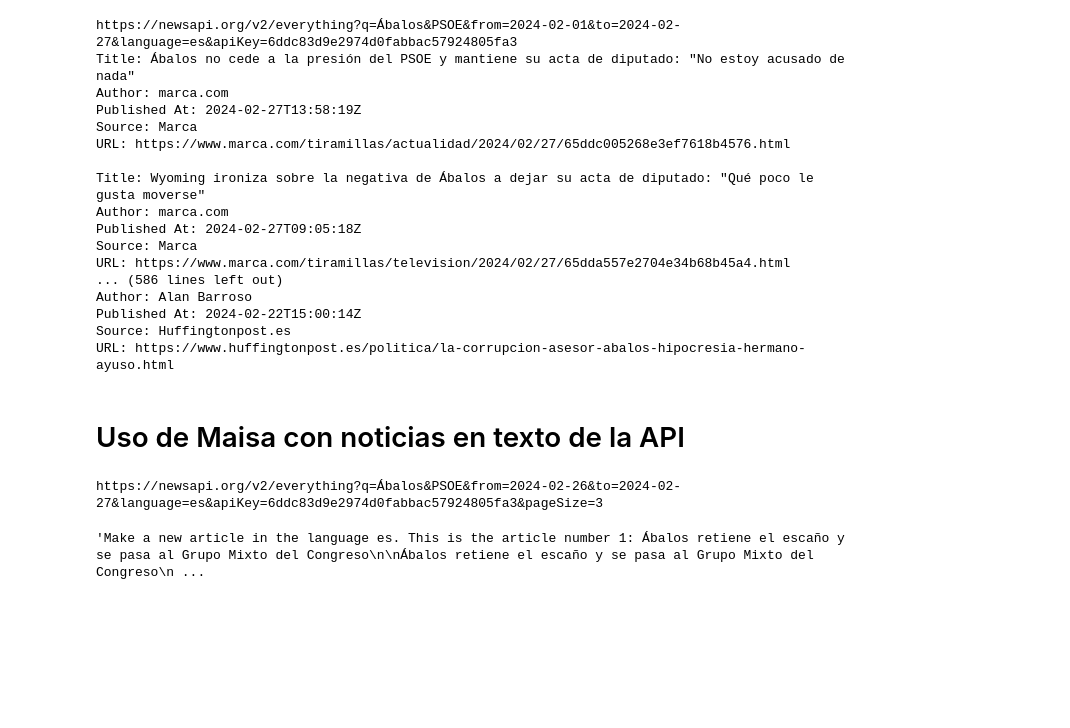
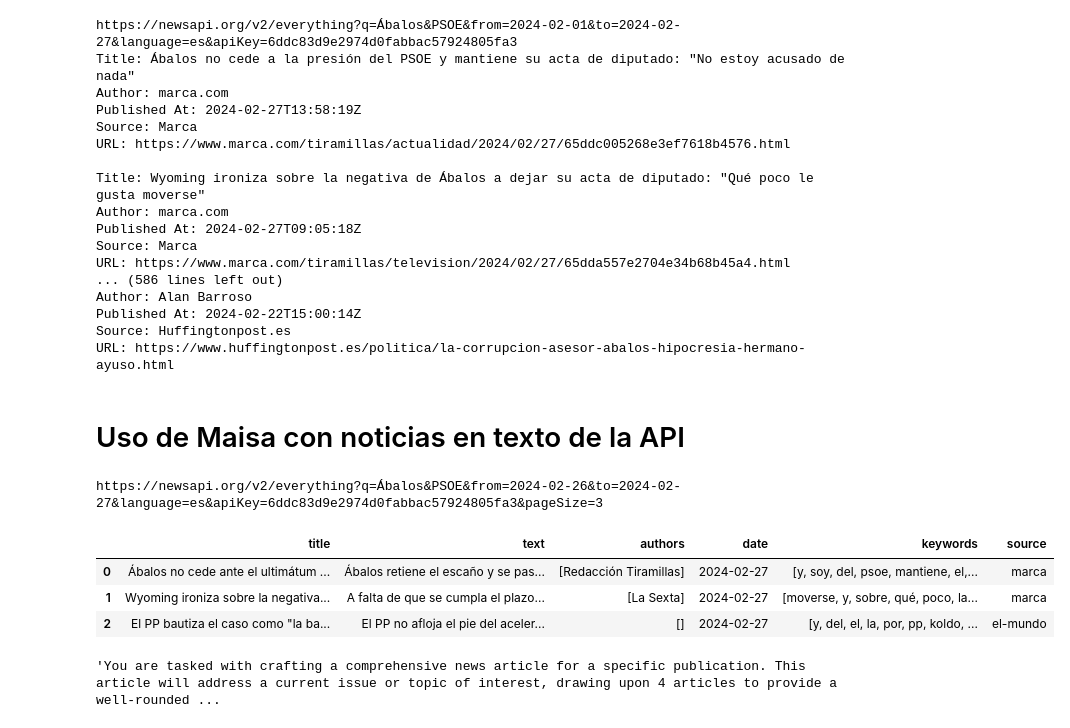
Before and after one commit to SaltyYagi123/Hackathon-Maisa-2023, a Jupyter notebook: papers_mike_yago.ipynb, the cells around one changed output. Drawn from its saved outputs; the diff is of its cells as text; code cells hidden in the pictures; blank space fills up the shorter version.

```diff
--- a/papers_mike_yago.ipynb
+++ b/papers_mike_yago.ipynb
@@ -316,5 +317,12 @@ def query_generator(df_texts,df_sources,purpose='breaking news',target='general
     return query
+# %%
+df
+# %% [output]
+|  | title | text | authors | date | keywords | source |
+| 0 | Ábalos no cede ante el ultimátum ... | Ábalos retiene el escaño y se pas... | [Redacción Tiramillas] | 2024-02-27 | [y, soy, del, psoe, mantiene, el,... | marca |
+| 1 | Wyoming ironiza sobre la negativa... | A falta de que se cumpla el plazo... | [La Sexta] | 2024-02-27 | [moverse, y, sobre, qué, poco, la... | marca |
+| 2 | El PP bautiza el caso como "la ba... | El PP no afloja el pie del aceler... | [] | 2024-02-27 | [y, del, el, la, por, pp, koldo, ... | el-mundo |
 # %%
-query_generator(df['text'],'es')
+query_generator(df['text'],df['source'],'es')
 # %% [output]
-'Make a new article in the language es. This is the article number 1: Ábalos retiene el escaño y se pasa al Grupo Mixto del Congreso\n\nÁbalos retiene el escaño y se pasa al Grupo Mixto del Congreso\n ...
+'You are tasked with crafting a comprehensive news article for a specific publication. This article will address a current issue or topic of interest, drawing upon 4 articles to provide a well-rounded ...
```
Also changed, not shown: parts of 1 cell of this notebook.
